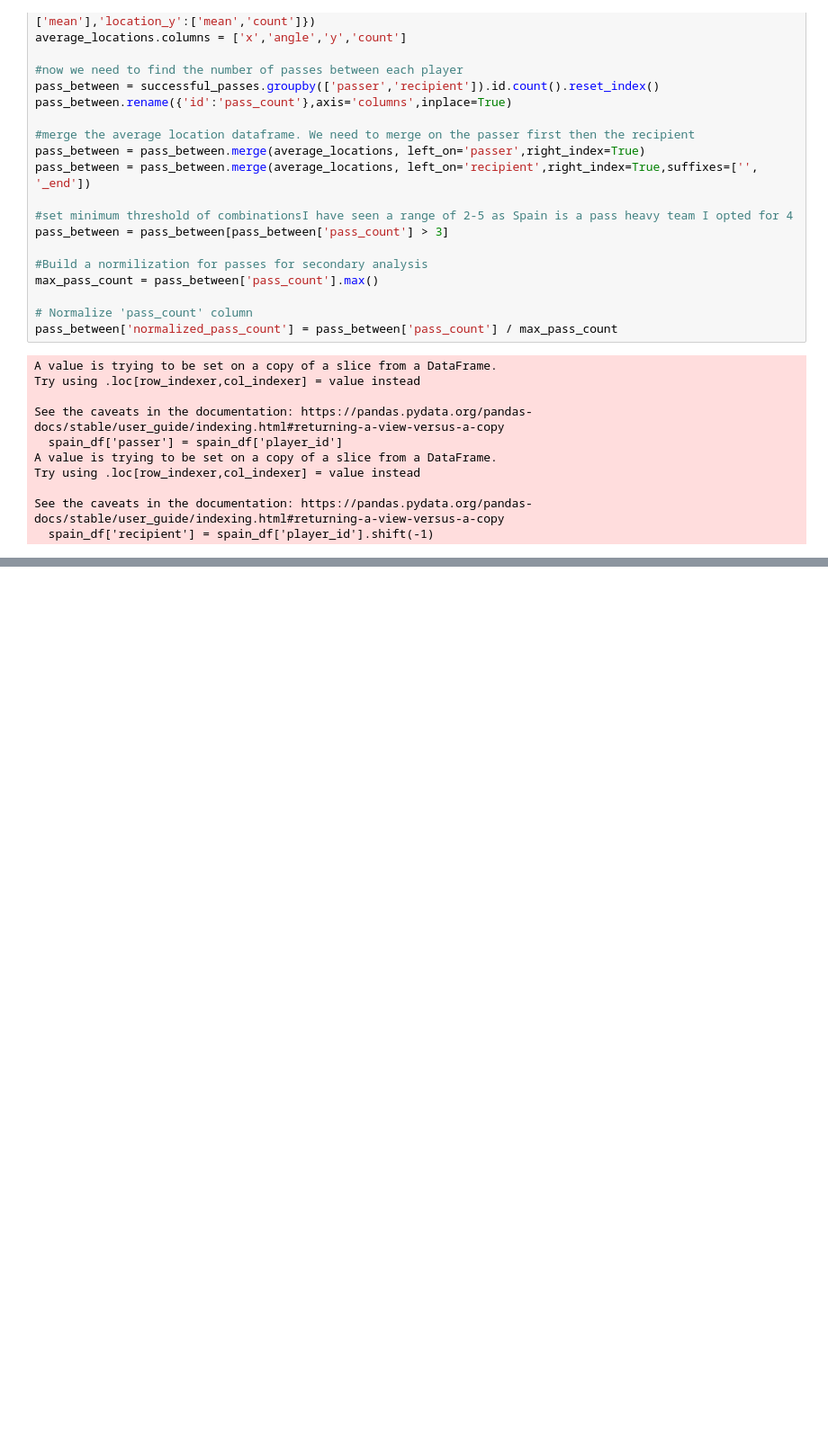
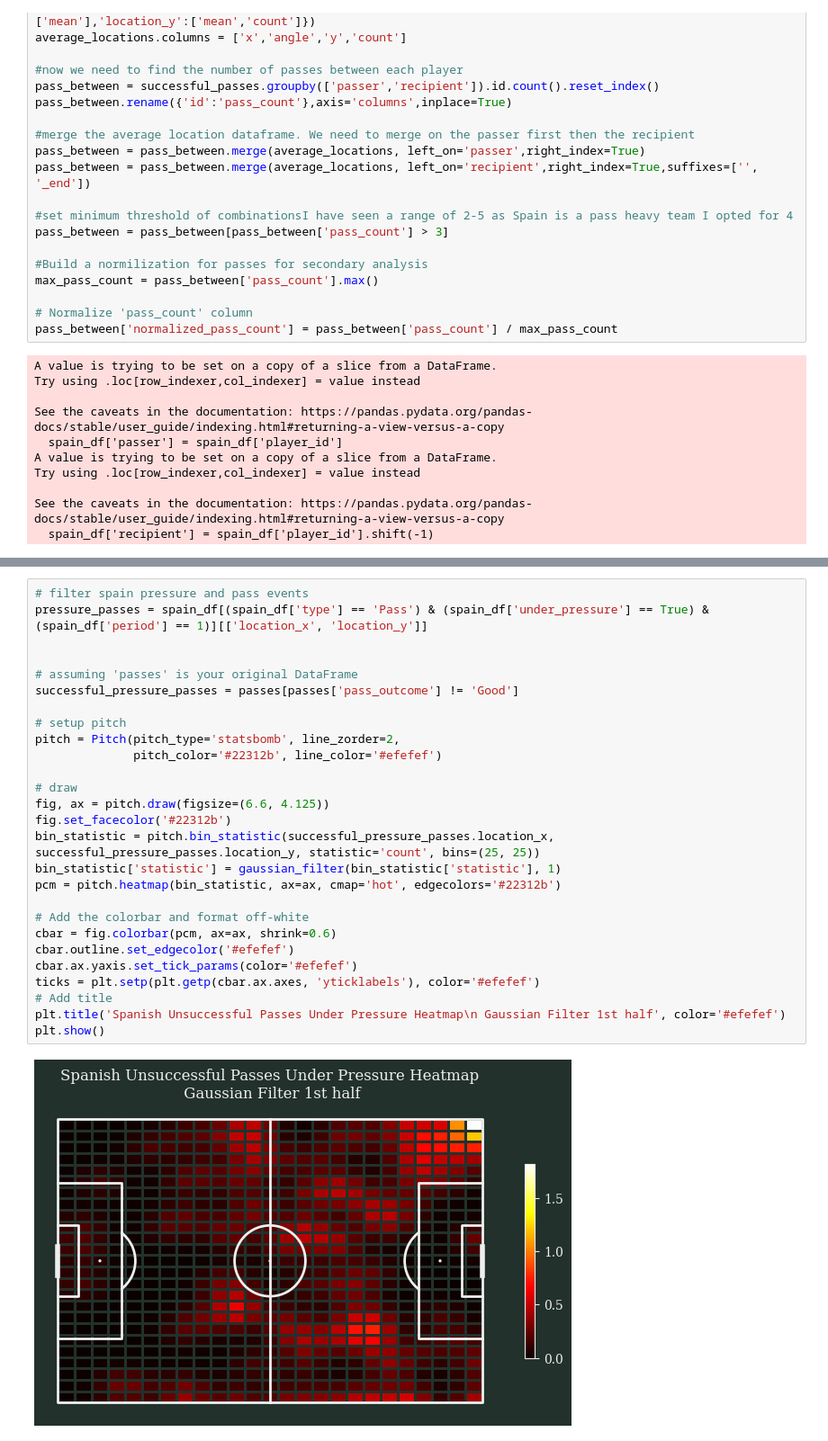
Before and after one commit to SHodapp117/Portfolio-, a Jupyter notebook: Statsbomb_Spain_Passing_Maps.ipynb, the cells around one changed output, grey strips where cells are left out. Shown at 90% size. Drawn from its saved outputs; the diff is of its cells as text; blank space fills up the shorter version.

```diff
--- a/Statsbomb_Spain_Passing_Maps.ipynb
+++ b/Statsbomb_Spain_Passing_Maps.ipynb
@@ -354,0 +381,29 @@ for index, row in average_locations.iterrows():
+# %%
+# filter spain pressure and pass events
+pressure_passes = spain_df[(spain_df['type'] == 'Pass') & (spain_df['under_pressure'] == True) & (spain_df['period'] == 1)][['location_x', 'location_y']]
+
+
+# assuming 'passes' is your original DataFrame
+successful_pressure_passes = passes[passes['pass_outcome'] != 'Good']
+
+# setup pitch
+pitch = Pitch(pitch_type='statsbomb', line_zorder=2,
+              pitch_color='#22312b', line_color='#efefef')
+
+# draw
+fig, ax = pitch.draw(figsize=(6.6, 4.125))
+fig.set_facecolor('#22312b')
+bin_statistic = pitch.bin_statistic(successful_pressure_passes.location_x, successful_pressure_passes.location_y, statistic='count', bins=(25, 25))
+bin_statistic['statistic'] = gaussian_filter(bin_statistic['statistic'], 1)
+pcm = pitch.heatmap(bin_statistic, ax=ax, cmap='hot', edgecolors='#22312b')
+
+# Add the colorbar and format off-white
+cbar = fig.colorbar(pcm, ax=ax, shrink=0.6)
+cbar.outline.set_edgecolor('#efefef')
+cbar.ax.yaxis.set_tick_params(color='#efefef')
+ticks = plt.setp(plt.getp(cbar.ax.axes, 'yticklabels'), color='#efefef')
+# Add title
+plt.title('Spanish Unsuccessful Passes Under Pressure Heatmap\n Gaussian Filter 1st half', color='#efefef')
+plt.show()
+# %% [output]
+[figure, added]
```
Also changed, not shown: parts of 23 cells of this notebook.
